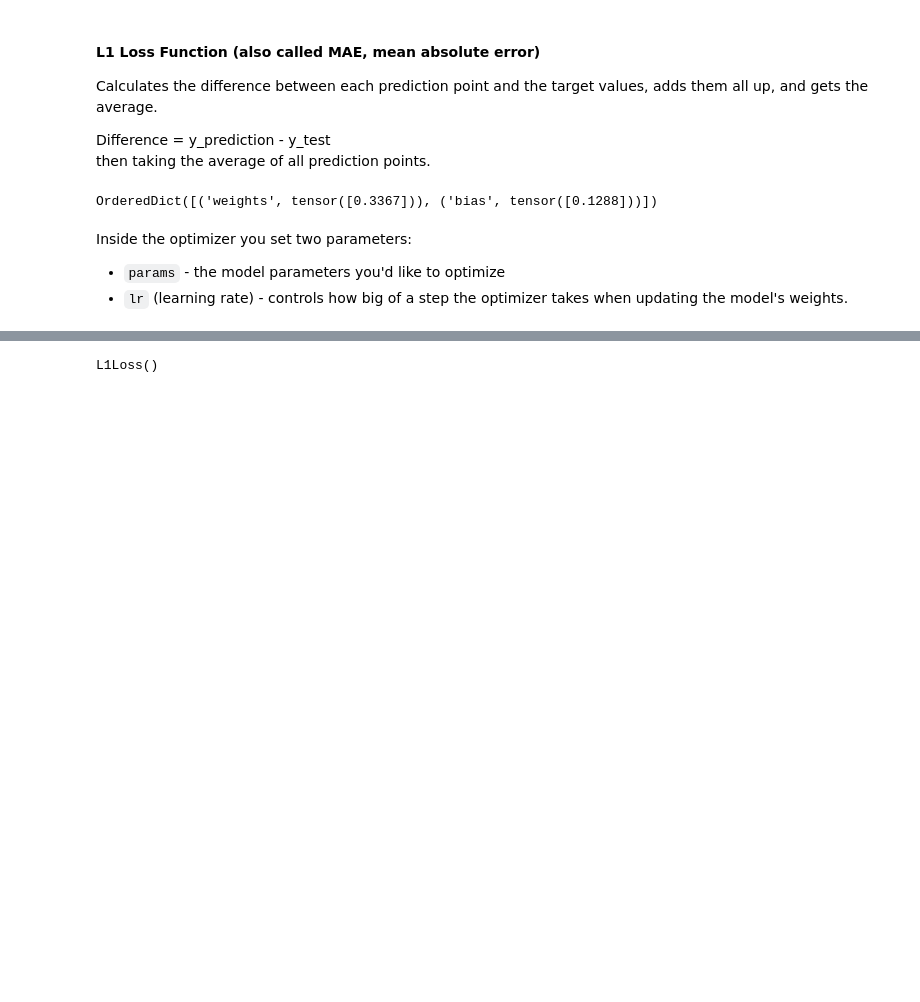
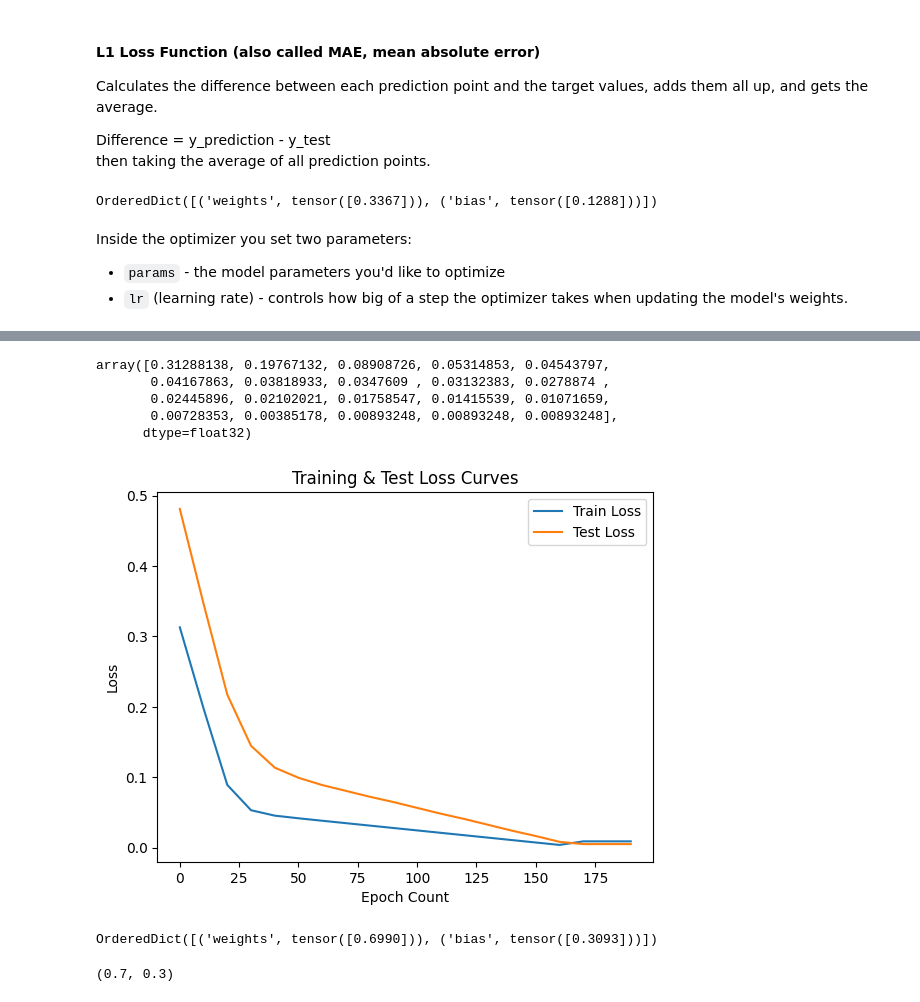
Before and after one commit to AustinN-Tech/AI-ML_Learning_Process_and_Notes, a Jupyter notebook: Pytorch_01.ipynb, the cells around one changed output, grey strips where cells are left out. Drawn from its saved outputs; the diff is of its cells as text; code cells hidden in the pictures; blank space fills up the shorter version.

Commit message:
PyTorch Notes - Basic Linear Regression Model Creation

```diff
--- a/Pytorch_01.ipynb
+++ b/Pytorch_01.ipynb
@@ -310,8 +310,14 @@ A couple of things needed in a training loop:
 4. Loss backwards - move backwards through the network to calculate the gradients of each of the parameters of the model w/ respect to the loss (**backpropagation**)
 5. Optimizer step - use the optimizer to adjust the model's parameters to try and improve the loss (**gradient descent**)
 # %%
+torch.manual_seed(42)
 # An epoch is one loop through the data... (this is a hyperparameter because it is set by the coder)
-epochs = 1
+epochs = 200
+
+# Track different values
+epoch_count = []
+loss_values = []
+test_loss_values = []
 
 ### Training
 # 0. Loop through the data
@@ -320,7 +326,7 @@ for epoch in range(epochs):
   model_0.train() # train mode in PyTorch sets all parameters that require gradients to require gradients
 
   # 1. Forward Pass
-  y_pred = model_0(X_train)
+  y_pred = model_0(X_train) # calling the forward method looks different than normal OOP in PyTorch
 
   # 2. Calculate the Loss
   loss = loss_fn(y_pred, y_train)
@@ -335,4 +341,21 @@ for epoch in range(epochs):
   optimizer.step() # by default how the optimizer changes will acculumate through the loop so... we have to zero them above in step 3 for the next iteration of the loop
 
 
-  #model_0.eval() # turns off gradient tracking
+  ### Testing
+  model_0.eval() # evaluation mode, turns off different settings in the model not needed for evaluation/testing
+  with torch.inference_mode(): # turns off gradient tracking & more behind the scenes
+    # 1. Do the forward pass
+    test_pred = model_0(X_test)
+
+    # 2. Calculate the loss
+    test_loss = loss_fn(test_pred, y_test)
+
+  # Print out what's happening
+  if epoch % 10 == 0:
+    epoch_count.append(epoch)
+    loss_values.append(loss)
+    test_loss_values.append(test_loss)
+
+    print(f"Epoch: {epoch} | Test: {loss} | Test loss: {test_loss}")
+    # Print out model state_dict()
+    print(model_0.state_dict())
@@ -339,17 +380,29 @@ for epoch in range(epochs):
-# %%
-epochs = 1
-
-# 0
-for epoch in range(epochs):
-  # 1
-  y_pred = model_0(X_train)
-  # 2
-  loss = loss_fn(y_pred, y_test)
-  # 3
-  optimizer.zero_grad()
-  # 4
-  loss.backward()
-  # 5
-  optimizer.step()
-# %% [output]
-L1Loss()
+# %%
+# In order for values to be plotted, they must be in numPy array form.
+import numpy as np
+np.array(torch.tensor(loss_values).numpy())
+# %% [output]
+array([0.31288138, 0.19767132, 0.08908726, 0.05314853, 0.04543797,
+       0.04167863, 0.03818933, 0.0347609 , 0.03132383, 0.0278874 ,
+       0.02445896, 0.02102021, 0.01758547, 0.01415539, 0.01071659,
+       0.00728353, 0.00385178, 0.00893248, 0.00893248, 0.00893248],
+      dtype=float32)
+# %%
+# Plot the loss curves
+plt.plot(epoch_count, np.array(torch.tensor(loss_values).numpy()), label="Train Loss")
+plt.plot(epoch_count, test_loss_values, label="Test Loss")
+plt.title("Training & Test Loss Curves")
+plt.ylabel("Loss")
+plt.xlabel("Epoch Count")
+plt.legend()
+plt.show()
+# %% [output]
+[figure, added]
+# %%
+model_0.state_dict() # Parameters
+# %% [output]
+OrderedDict([('weights', tensor([0.6990])), ('bias', tensor([0.3093]))])
+# %%
+weight, bias # Ideal Parameters
+# %% [output]
+(0.7, 0.3)
```
Also changed, not shown: parts of 35 cells of this notebook.
